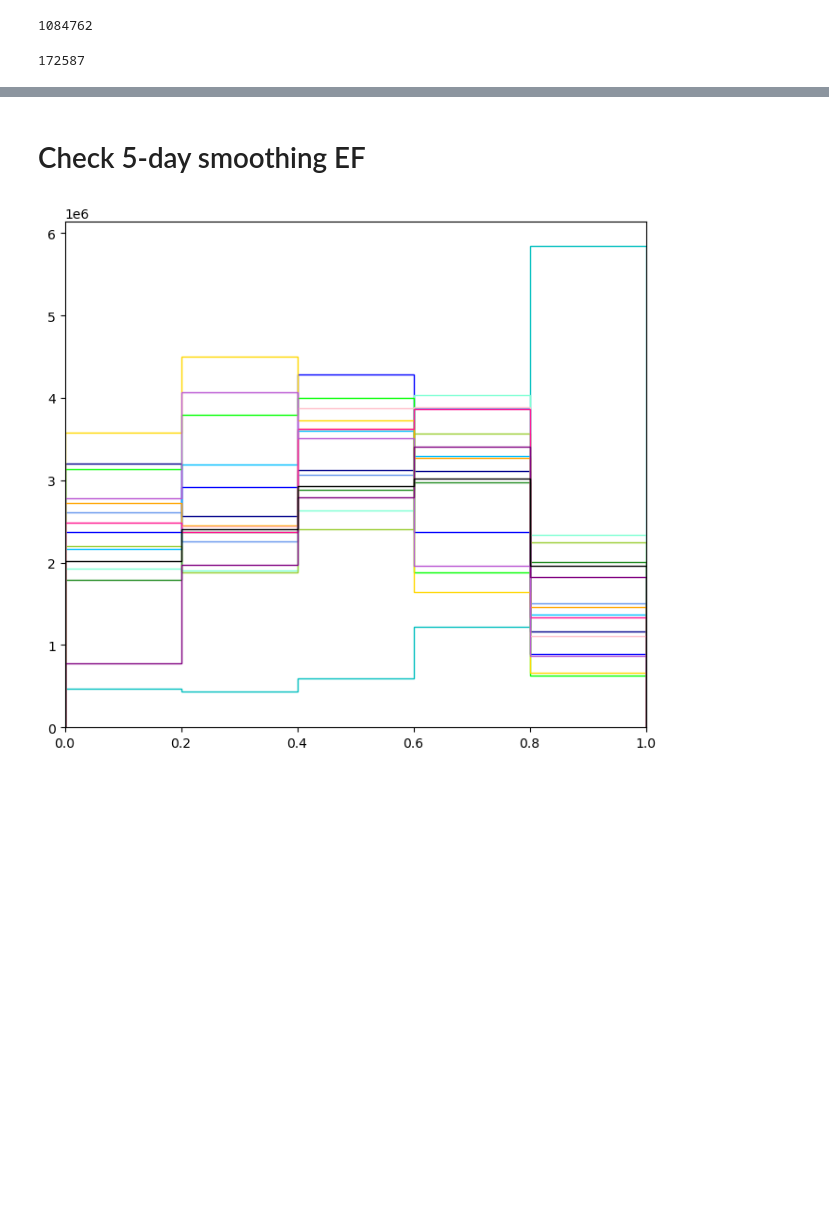
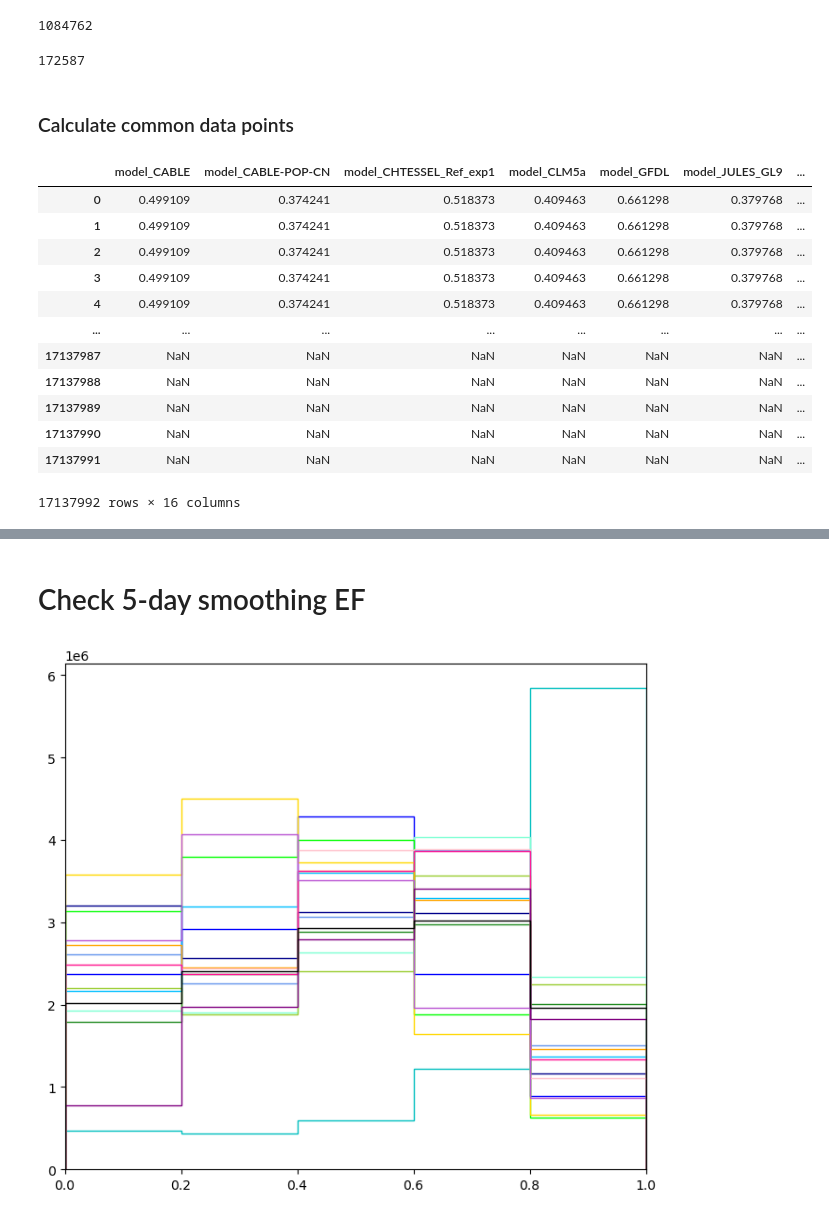
Before and after one commit to bibivking/LSM_VPD_PLUMBER2, a Jupyter notebook: Check_EF_between_models_obs.ipynb, the cells around one changed output, grey strips where cells are left out. Cells and saved outputs as stored; diff of their text form; code cells hidden in the pictures; blank space fills up the shorter version.

```diff
--- a/Check_EF_between_models_obs.ipynb
+++ b/Check_EF_between_models_obs.ipynb
@@ -165,3 +166,21 @@ np.sum((EF_input_1['model_CABLE'] <0) & (EF_input_1['model_CABLE'] >-1))
 np.sum((EF_input_1['model_CABLE'] <-1) & (EF_input_1['model_CABLE'] >-2))
 # %% [output]
 172587
+# %% [markdown]
+### Calculate common data points
+# %%
+EF_input_1
+# %% [output]
+|  | model_CABLE | model_CABLE-POP-CN | model_CHTESSEL_Ref_exp1 | model_CLM5a | model_GFDL | model_JULES_GL9 | ... |
+| 0 | 0.499109 | 0.374241 | 0.518373 | 0.409463 | 0.661298 | 0.379768 | ... |
+| 1 | 0.499109 | 0.374241 | 0.518373 | 0.409463 | 0.661298 | 0.379768 | ... |
+| 2 | 0.499109 | 0.374241 | 0.518373 | 0.409463 | 0.661298 | 0.379768 | ... |
+| 3 | 0.499109 | 0.374241 | 0.518373 | 0.409463 | 0.661298 | 0.379768 | ... |
+| 4 | 0.499109 | 0.374241 | 0.518373 | 0.409463 | 0.661298 | 0.379768 | ... |
+| ... | ... | ... | ... | ... | ... | ... | ... |
+| 17137987 | NaN | NaN | NaN | NaN | NaN | NaN | ... |
+| 17137988 | NaN | NaN | NaN | NaN | NaN | NaN | ... |
+| 17137989 | NaN | NaN | NaN | NaN | NaN | NaN | ... |
+| 17137990 | NaN | NaN | NaN | NaN | NaN | NaN | ... |
+| 17137991 | NaN | NaN | NaN | NaN | NaN | NaN | ... |
+17137992 rows × 16 columns
```
Also changed, not shown: parts of 6 cells of this notebook, 37 other files.
